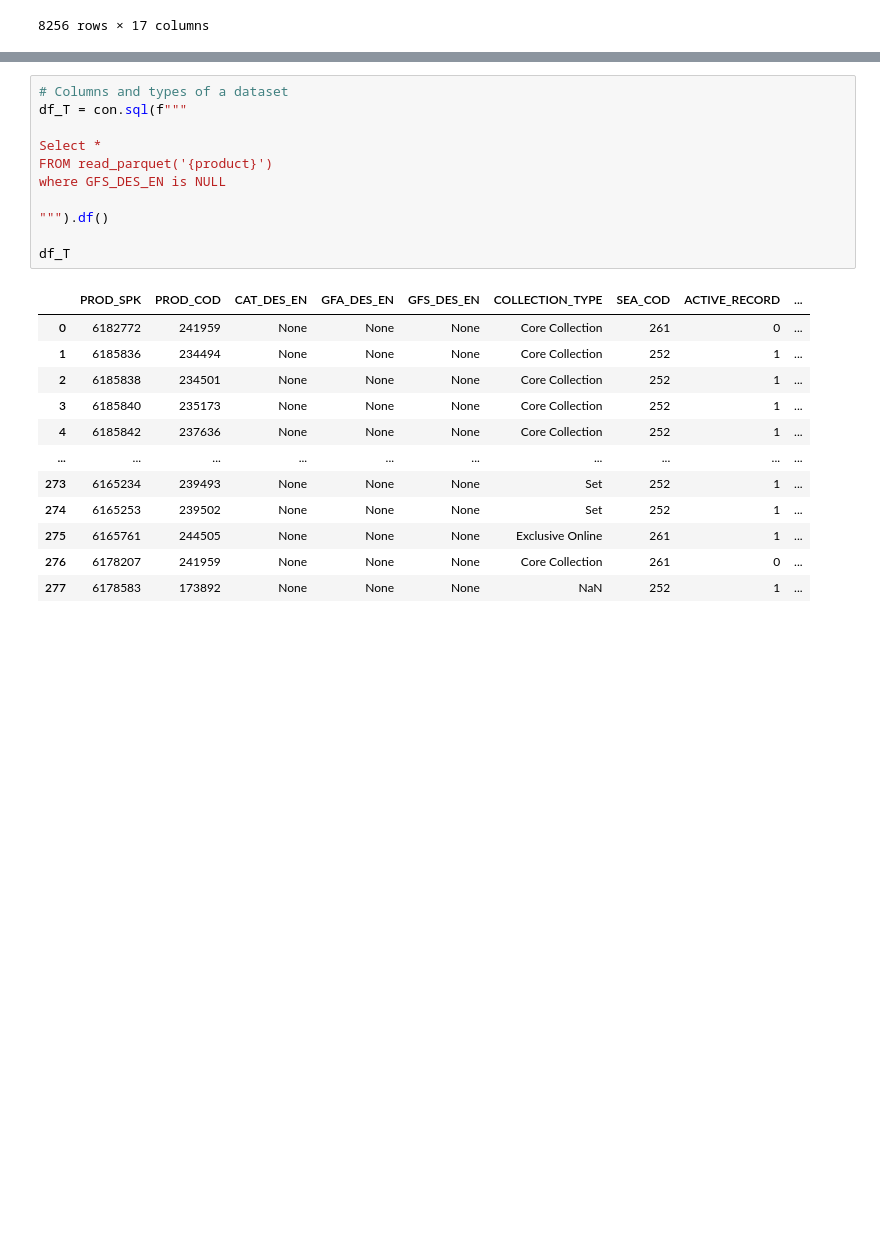
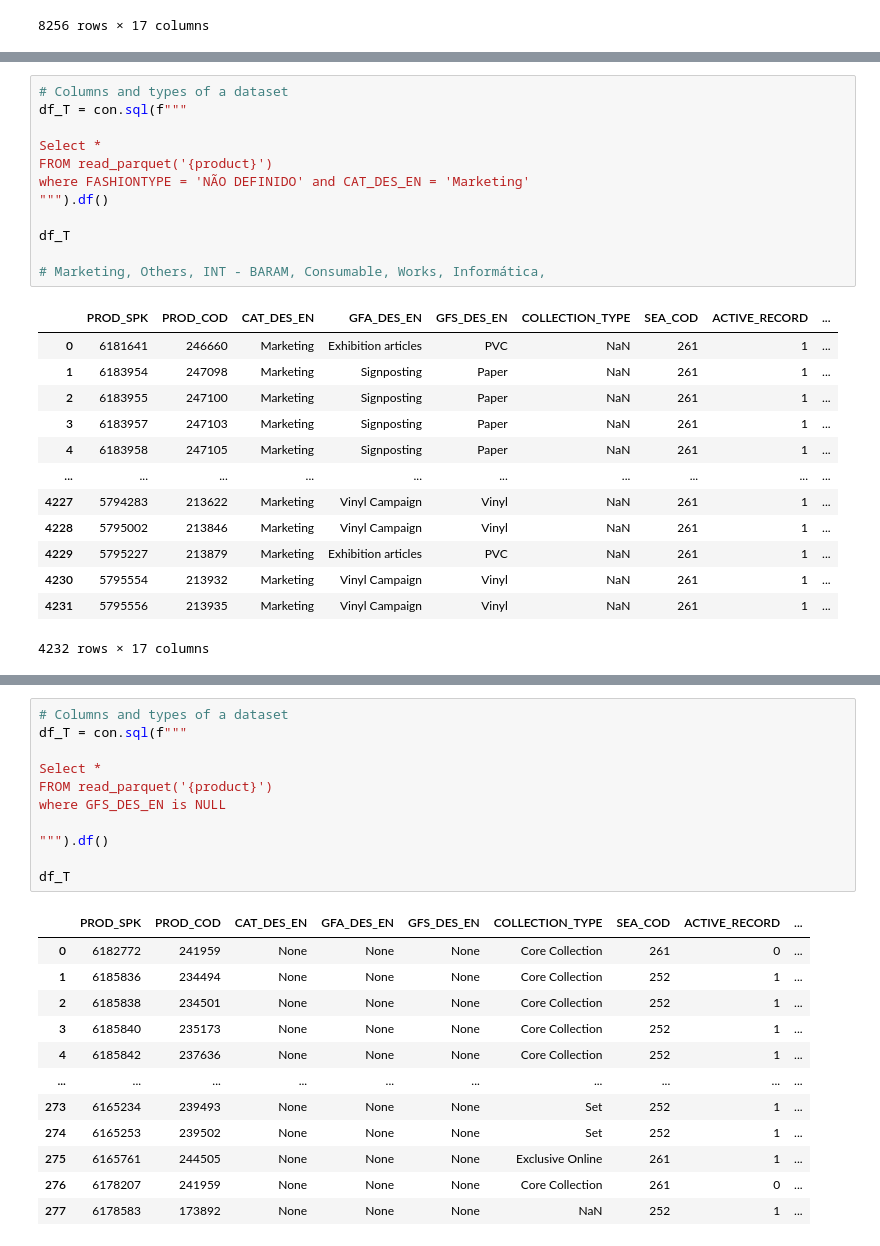
Before and after one commit to NathanAtaide/CASPTONE, a Jupyter notebook: notebooks/Cleaning analyses.ipynb, the cells around one changed output, grey strips where cells are left out. Drawn from its saved outputs; the diff is of its cells as text; blank space fills up the shorter version.

```diff
--- a/notebooks/Cleaning analyses.ipynb
+++ b/notebooks/Cleaning analyses.ipynb
@@ -1087,0 +1238,26 @@ df_T
+# %%
+# Columns and types of a dataset
+df_T = con.sql(f"""
+
+Select *
+FROM read_parquet('{product}')
+where FASHIONTYPE = 'NÃO DEFINIDO' and CAT_DES_EN = 'Marketing'
+""").df()
+
+df_T
+
+# Marketing, Others, INT - BARAM, Consumable, Works, Informática,
+# %% [output]
+|  | PROD_SPK | PROD_COD | CAT_DES_EN | GFA_DES_EN | GFS_DES_EN | COLLECTION_TYPE | SEA_COD | ACTIVE_RECORD | ... |
+| 0 | 6181641 | 246660 | Marketing | Exhibition articles | PVC | NaN | 261 | 1 | ... |
+| 1 | 6183954 | 247098 | Marketing | Signposting | Paper | NaN | 261 | 1 | ... |
+| 2 | 6183955 | 247100 | Marketing | Signposting | Paper | NaN | 261 | 1 | ... |
+| 3 | 6183957 | 247103 | Marketing | Signposting | Paper | NaN | 261 | 1 | ... |
+| 4 | 6183958 | 247105 | Marketing | Signposting | Paper | NaN | 261 | 1 | ... |
+| ... | ... | ... | ... | ... | ... | ... | ... | ... | ... |
+| 4227 | 5794283 | 213622 | Marketing | Vinyl Campaign | Vinyl | NaN | 261 | 1 | ... |
+| 4228 | 5795002 | 213846 | Marketing | Vinyl Campaign | Vinyl | NaN | 261 | 1 | ... |
+| 4229 | 5795227 | 213879 | Marketing | Exhibition articles | PVC | NaN | 261 | 1 | ... |
+| 4230 | 5795554 | 213932 | Marketing | Vinyl Campaign | Vinyl | NaN | 261 | 1 | ... |
+| 4231 | 5795556 | 213935 | Marketing | Vinyl Campaign | Vinyl | NaN | 261 | 1 | ... |
+4232 rows × 17 columns
```
Also changed, not shown: parts of 16 cells of this notebook, 59 other files.
